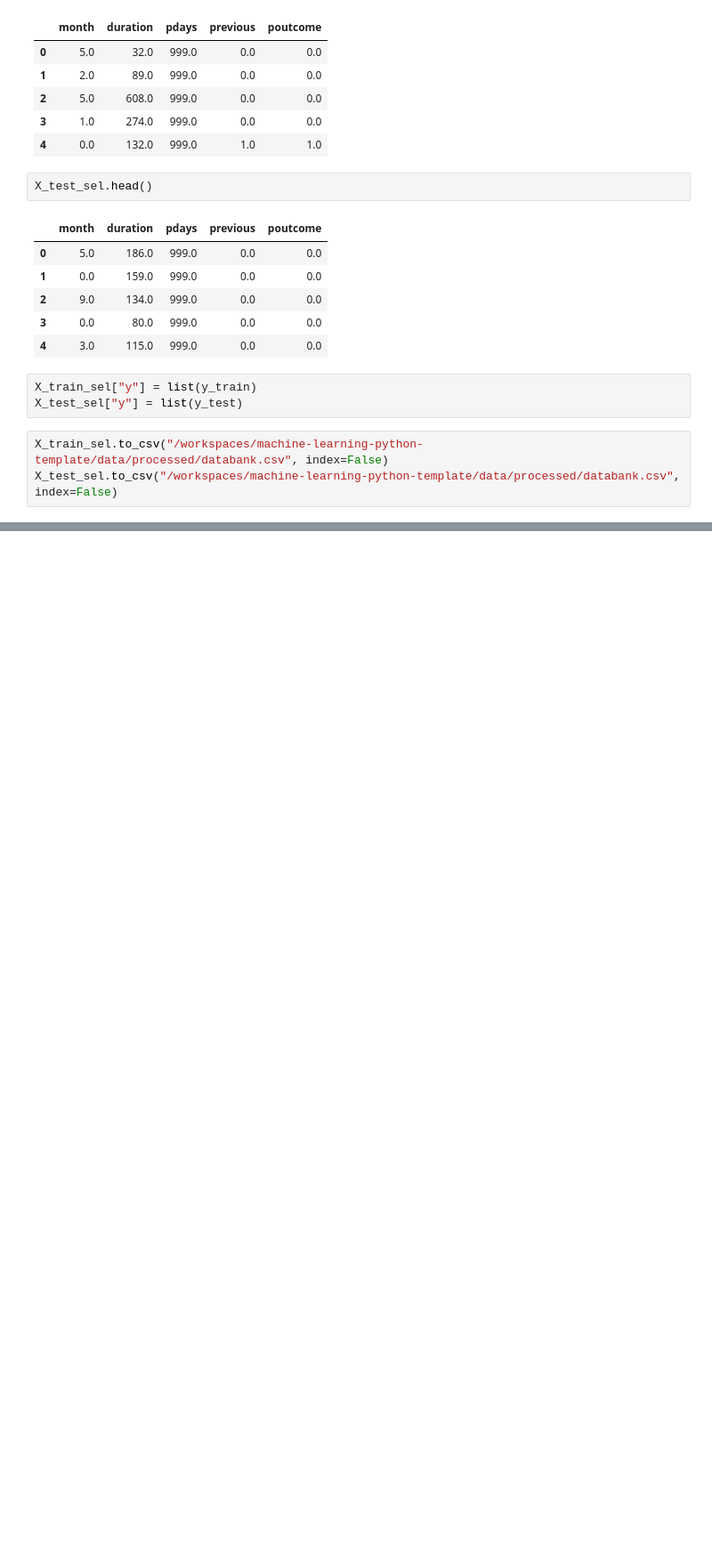
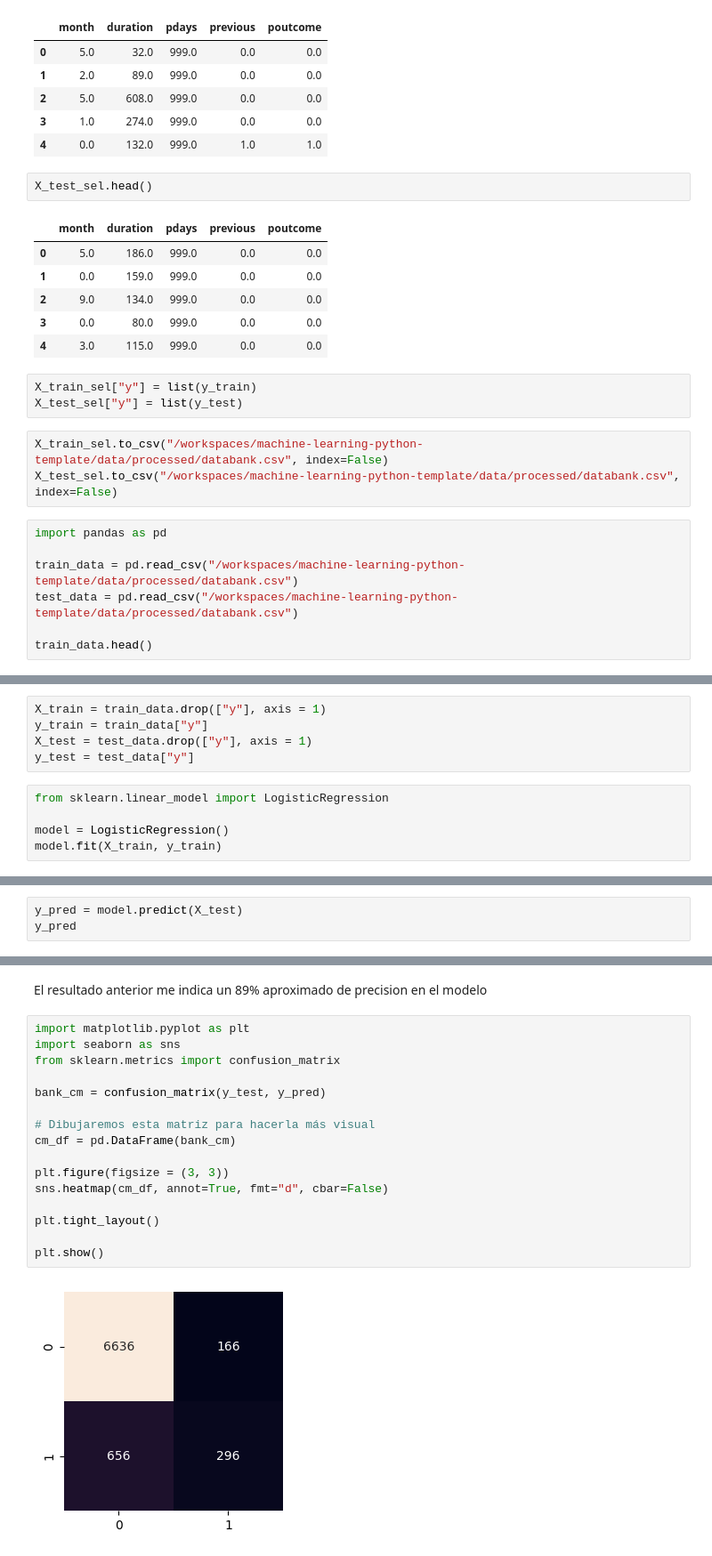
Before and after one commit to emilceinfante/machine-learning-python-template, a Jupyter notebook: src/explore1.ipynb, the cells around one changed output, grey strips where cells are left out. Shown at 89% size. Cells and saved outputs as stored; diff of their text form; blank space fills up the shorter version.

```diff
--- a/src/explore1.ipynb
+++ b/src/explore1.ipynb
@@ -427,3 +427,10 @@ X_test_sel["y"] = list(y_test)
 # %%
 X_train_sel.to_csv("/workspaces/machine-learning-python-template/data/processed/databank.csv", index=False)
 X_test_sel.to_csv("/workspaces/machine-learning-python-template/data/processed/databank.csv", index=False)
+# %%
+import pandas as pd
+
+train_data = pd.read_csv("/workspaces/machine-learning-python-template/data/processed/databank.csv")
+test_data = pd.read_csv("/workspaces/machine-learning-python-template/data/processed/databank.csv")
+
+train_data.head()
@@ -429,0 +444,10 @@ X_test_sel.to_csv("/workspaces/machine-learning-python-template/data/processed/d
+# %%
+X_train = train_data.drop(["y"], axis = 1)
+y_train = train_data["y"]
+X_test = test_data.drop(["y"], axis = 1)
+y_test = test_data["y"]
+# %%
+from sklearn.linear_model import LogisticRegression
+
+model = LogisticRegression()
+model.fit(X_train, y_train)
@@ -429,0 +472,3 @@ X_test_sel.to_csv("/workspaces/machine-learning-python-template/data/processed/d
+# %%
+y_pred = model.predict(X_test)
+y_pred
@@ -429,0 +498,20 @@ X_test_sel.to_csv("/workspaces/machine-learning-python-template/data/processed/d
+# %% [markdown]
+El resultado anterior me indica un 89% aproximado de precision en el modelo
+# %%
+import matplotlib.pyplot as plt
+import seaborn as sns
+from sklearn.metrics import confusion_matrix
+
+bank_cm = confusion_matrix(y_test, y_pred)
+
+# Dibujaremos esta matriz para hacerla más visual
+cm_df = pd.DataFrame(bank_cm)
+
+plt.figure(figsize = (3, 3))
+sns.heatmap(cm_df, annot=True, fmt="d", cbar=False)
+
+plt.tight_layout()
+
+plt.show()
+# %% [output]
+[figure, added]
```
Also changed, not shown: parts of 11 cells of this notebook.
